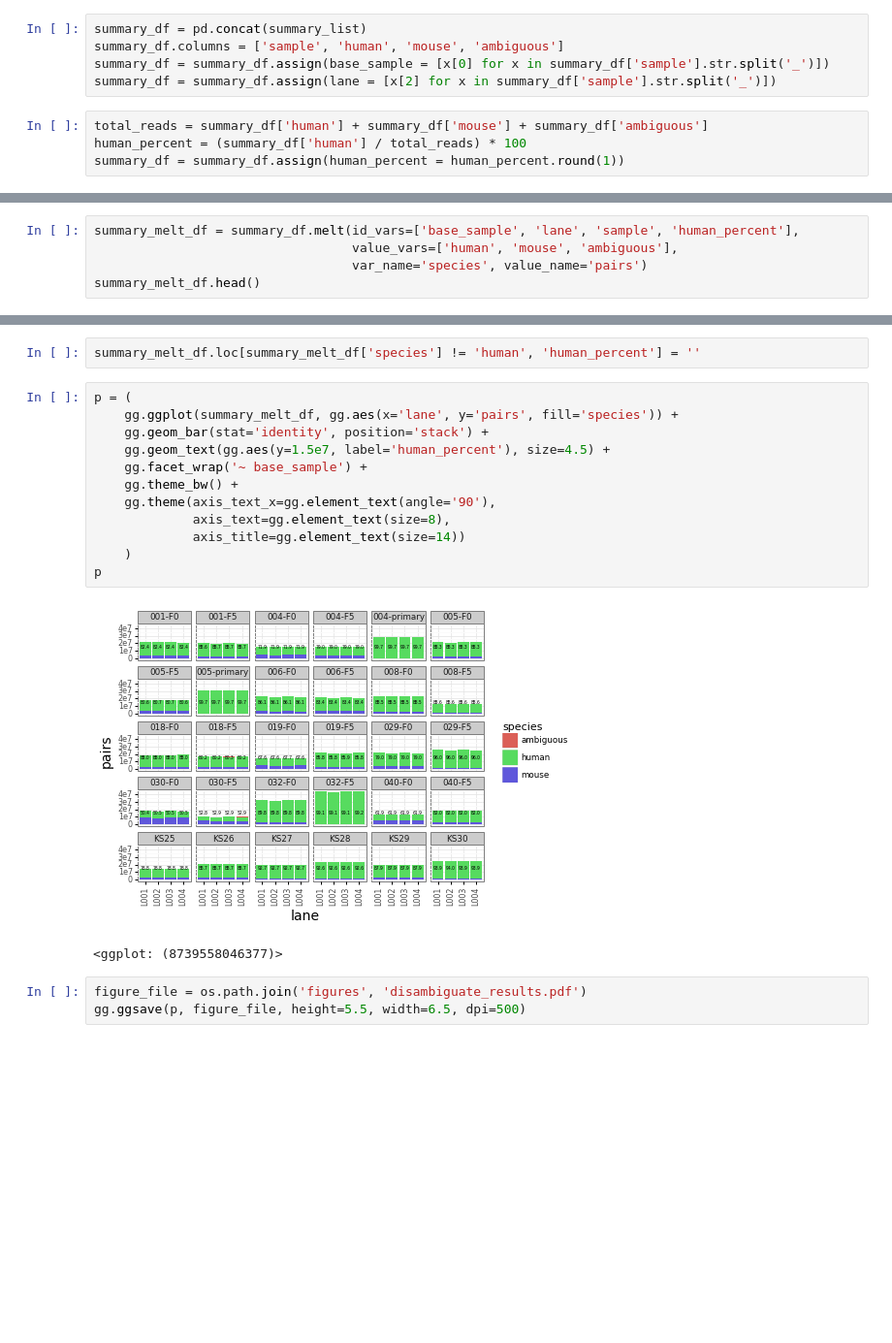
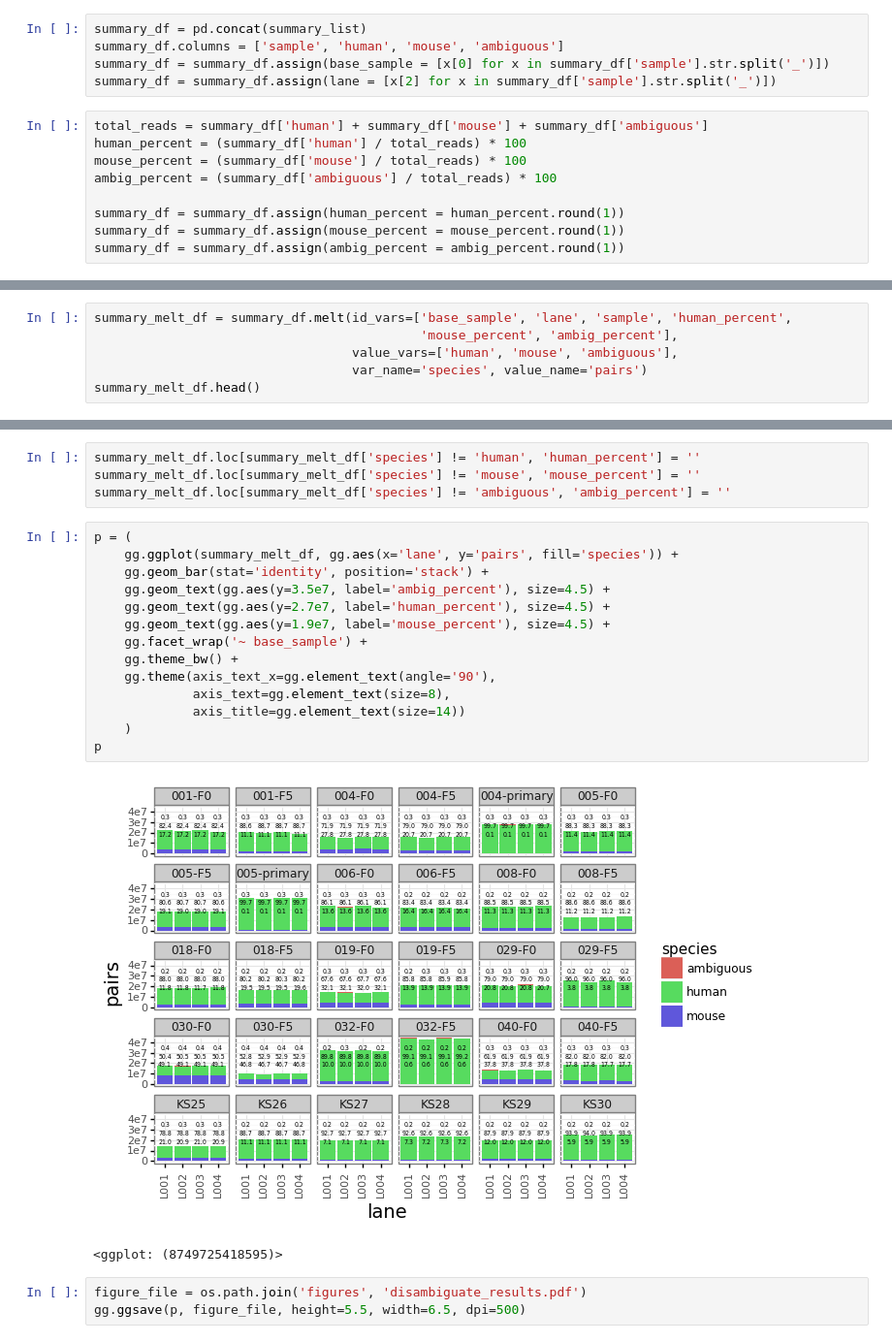
Before and after one commit to greenelab/pdx_exomeseq, a Jupyter notebook: disambiguate_reads.ipynb, the cells around one changed output, grey strips where cells are left out. Shown at 97% size. Cells and saved outputs as stored; diff of their text form; blank space fills up the shorter version.

Commit message:
add text of mouse/ambiguous read percent
also updating kernel

```diff
--- a/disambiguate_reads.ipynb
+++ b/disambiguate_reads.ipynb
@@ -22,7 +22,12 @@ summary_df = summary_df.assign(lane = [x[2] for x in summary_df['sample'].str.sp
 # %%
 total_reads = summary_df['human'] + summary_df['mouse'] + summary_df['ambiguous']
 human_percent = (summary_df['human'] / total_reads) * 100
+mouse_percent = (summary_df['mouse'] / total_reads) * 100
+ambig_percent = (summary_df['ambiguous'] / total_reads) * 100
+
 summary_df = summary_df.assign(human_percent = human_percent.round(1))
+summary_df = summary_df.assign(mouse_percent = mouse_percent.round(1))
+summary_df = summary_df.assign(ambig_percent = ambig_percent.round(1))
 # %%
 summary_df.to_csv(os.path.join('results', 'full_disambiguate_summary.tsv'), sep='\t')
 summary_df.head()
@@ -36,5 +41,6 @@ summary_df.head()
 # %%
-summary_melt_df = summary_df.melt(id_vars=['base_sample', 'lane', 'sample', 'human_percent'],
+summary_melt_df = summary_df.melt(id_vars=['base_sample', 'lane', 'sample', 'human_percent',
+                                           'mouse_percent', 'ambig_percent'],
                                   value_vars=['human', 'mouse', 'ambiguous'],
                                   var_name='species', value_name='pairs')
 summary_melt_df.head()
@@ -48,20 +54,24 @@ summary_melt_df.head()
 # %%
 summary_melt_df.loc[summary_melt_df['species'] != 'human', 'human_percent'] = ''
+summary_melt_df.loc[summary_melt_df['species'] != 'mouse', 'mouse_percent'] = ''
+summary_melt_df.loc[summary_melt_df['species'] != 'ambiguous', 'ambig_percent'] = ''
 # %%
 p = (
     gg.ggplot(summary_melt_df, gg.aes(x='lane', y='pairs', fill='species')) +
     gg.geom_bar(stat='identity', position='stack') +
-    gg.geom_text(gg.aes(y=1.5e7, label='human_percent'), size=4.5) +
+    gg.geom_text(gg.aes(y=3.5e7, label='ambig_percent'), size=4.5) +
+    gg.geom_text(gg.aes(y=2.7e7, label='human_percent'), size=4.5) +
+    gg.geom_text(gg.aes(y=1.9e7, label='mouse_percent'), size=4.5) +
     gg.facet_wrap('~ base_sample') +
     gg.theme_bw() +
     gg.theme(axis_text_x=gg.element_text(angle='90'),
              axis_text=gg.element_text(size=8),
              axis_title=gg.element_text(size=14))
     )
 p
 # %% [output]
-[figure, old version]
+[figure, new version]
-<ggplot: (8739558046377)>
+<ggplot: (8749725418595)>
 # %%
 figure_file = os.path.join('figures', 'disambiguate_results.pdf')
 gg.ggsave(p, figure_file, height=5.5, width=6.5, dpi=500)
```
Also changed, not shown: parts of 2 cells of this notebook.
